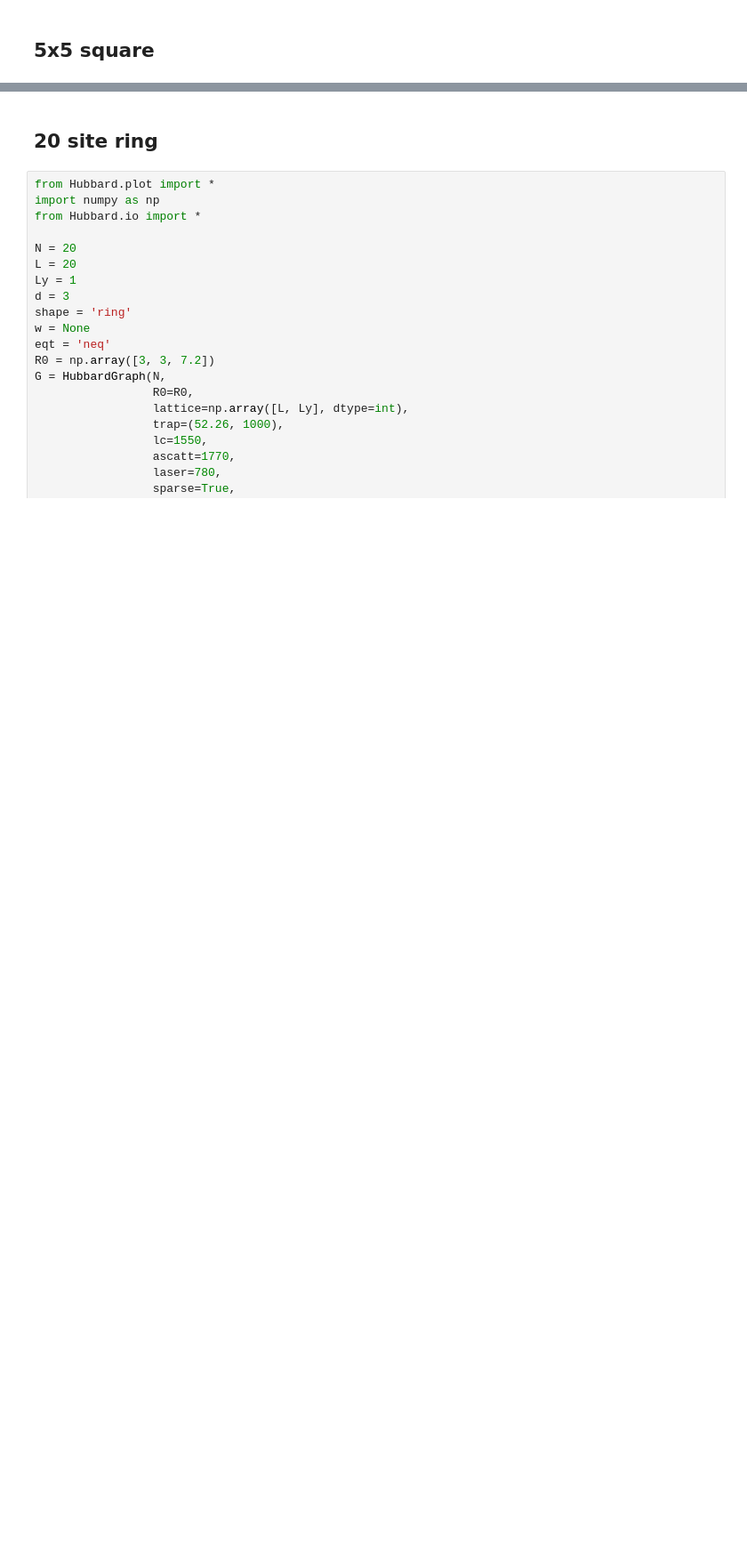
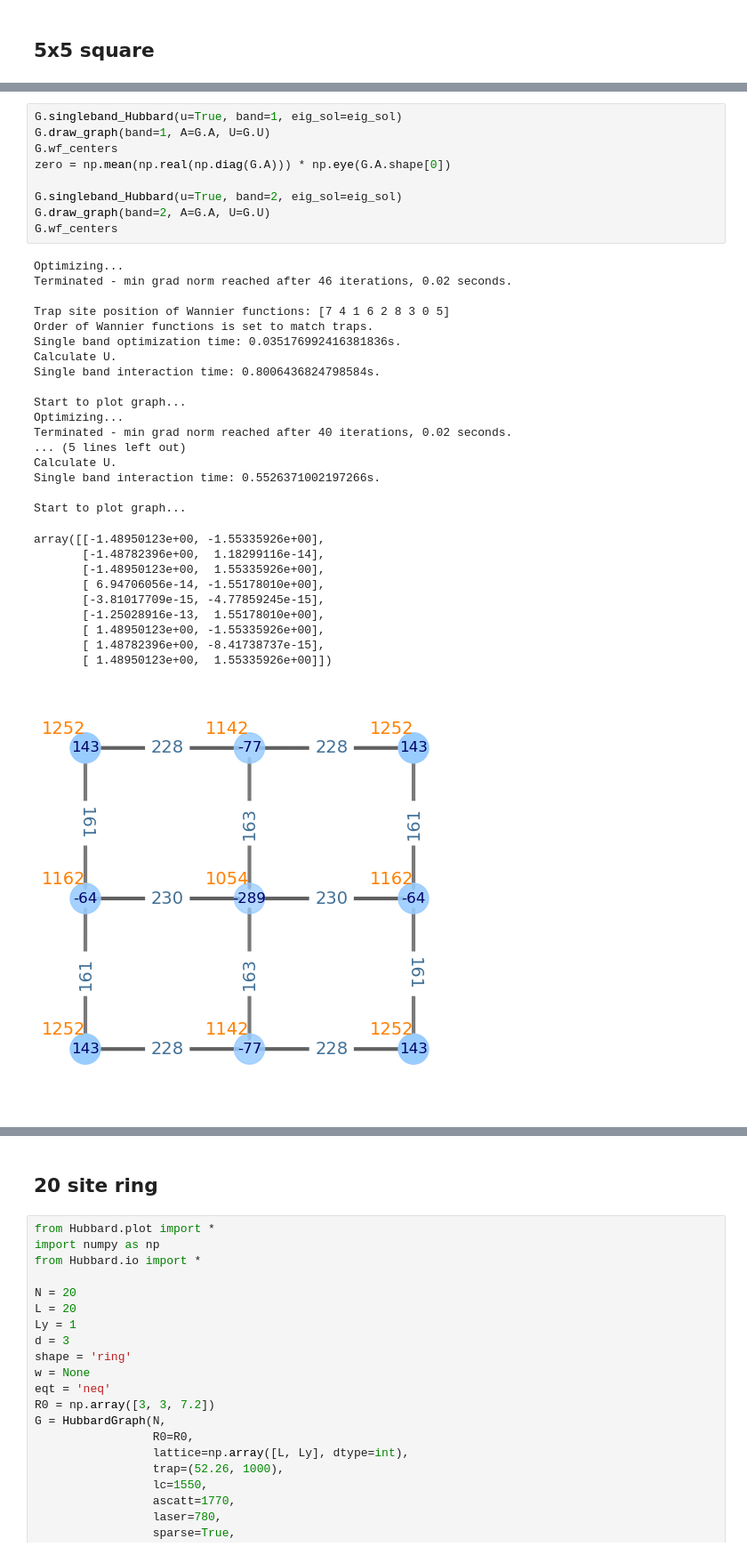
Before and after one commit to htwei17/HubbardTweezer, a Jupyter notebook: HubbardTweezer/src/large_lattice.ipynb, the cells around one changed output, grey strips where cells are left out. Shown at 89% size. Drawn from its saved outputs; the diff is of its cells as text; blank space fills up the shorter version.

```diff
--- a/HubbardTweezer/src/large_lattice.ipynb
+++ b/HubbardTweezer/src/large_lattice.ipynb
@@ -72,0 +132,37 @@ WARNING: total distance = 0.7958350926107757. Assignment might be non-local.
+# %%
+G.singleband_Hubbard(u=True, band=1, eig_sol=eig_sol)
+G.draw_graph(band=1, A=G.A, U=G.U)
+G.wf_centers
+zero = np.mean(np.real(np.diag(G.A))) * np.eye(G.A.shape[0])
+
+G.singleband_Hubbard(u=True, band=2, eig_sol=eig_sol)
+G.draw_graph(band=2, A=G.A, U=G.U)
+G.wf_centers
+# %% [output]
+Optimizing...
+Terminated - min grad norm reached after 46 iterations, 0.02 seconds.
+
+Trap site position of Wannier functions: [7 4 1 6 2 8 3 0 5]
+Order of Wannier functions is set to match traps.
+Single band optimization time: 0.035176992416381836s.
+Calculate U.
+Single band interaction time: 0.8006436824798584s.
+
+Start to plot graph...
+Optimizing...
+Terminated - min grad norm reached after 40 iterations, 0.02 seconds.
+... (5 lines left out)
+Calculate U.
+Single band interaction time: 0.5526371002197266s.
+
+Start to plot graph...
+array([[-1.48950123e+00, -1.55335926e+00],
+       [-1.48782396e+00,  1.18299116e-14],
+       [-1.48950123e+00,  1.55335926e+00],
+       [ 6.94706056e-14, -1.55178010e+00],
+       [-3.81017709e-15, -4.77859245e-15],
+       [-1.25028916e-13,  1.55178010e+00],
+       [ 1.48950123e+00, -1.55335926e+00],
+       [ 1.48782396e+00, -8.41738737e-15],
+       [ 1.48950123e+00,  1.55335926e+00]])
+[figure, added]
```
Also changed, not shown: parts of 5 cells of this notebook, 4 other files.
